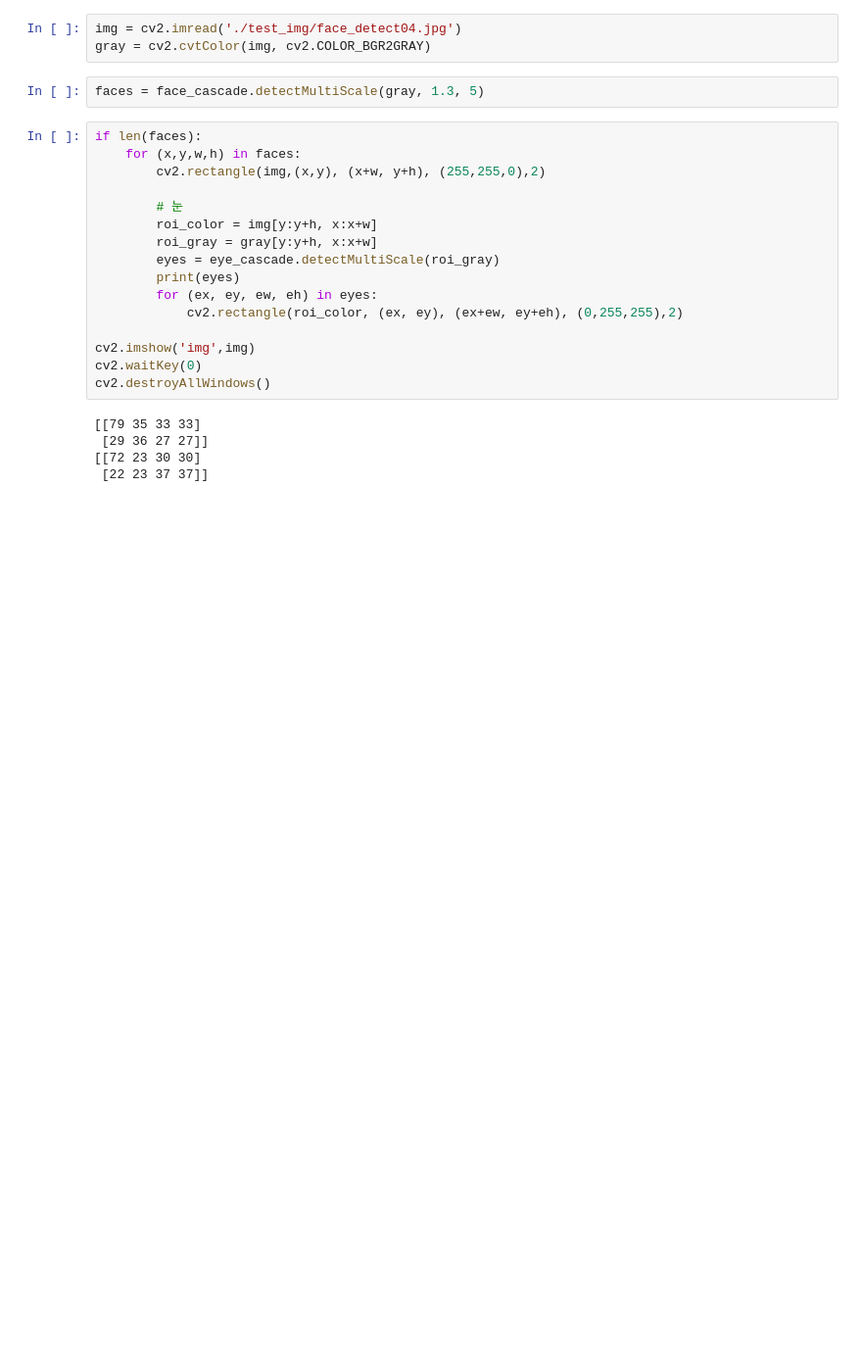
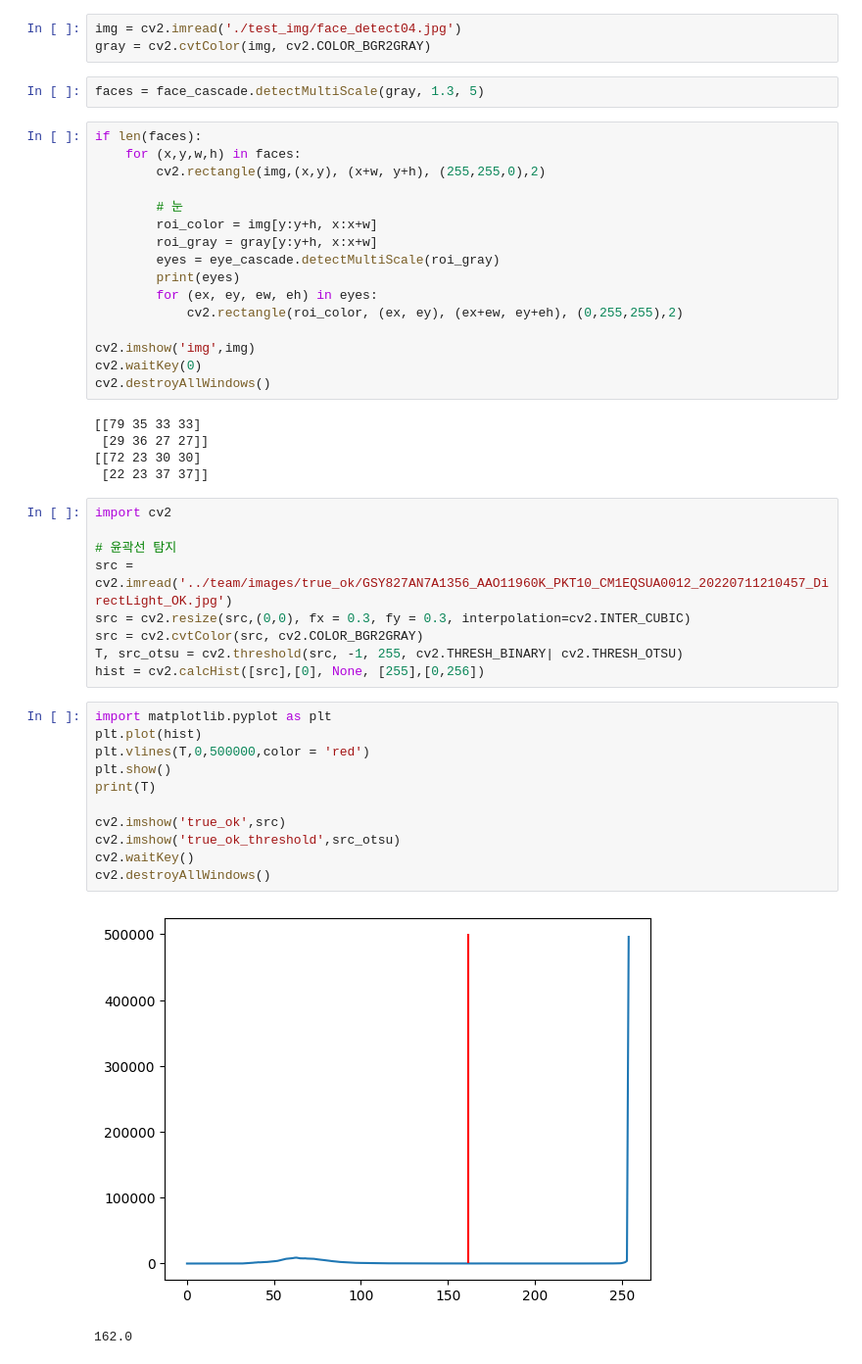
Before and after one commit to knudatascientists/lg-innotek-projects, a Jupyter notebook: study/HanSu/detect.ipynb, the cells around one changed output. Shown at 98% size. Saved outputs shown, nothing was run; the diff lists cells and outputs as text; blank space fills up the shorter version.

```diff
--- a/study/HanSu/detect.ipynb
+++ b/study/HanSu/detect.ipynb
@@ -29,3 +29,26 @@ cv2.destroyAllWindows()
  [29 36 27 27]]
 [[72 23 30 30]
  [22 23 37 37]]
+# %%
+import cv2
+
+# 윤곽선 탐지
+src = cv2.imread('../team/images/true_ok/GSY827AN7A1356_AAO11960K_PKT10_CM1EQSUA0012_20220711210457_DirectLight_OK.jpg')
+src = cv2.resize(src,(0,0), fx = 0.3, fy = 0.3, interpolation=cv2.INTER_CUBIC)
+src = cv2.cvtColor(src, cv2.COLOR_BGR2GRAY)
+T, src_otsu = cv2.threshold(src, -1, 255, cv2.THRESH_BINARY| cv2.THRESH_OTSU)
+hist = cv2.calcHist([src],[0], None, [255],[0,256])
+# %%
+import matplotlib.pyplot as plt
+plt.plot(hist)
+plt.vlines(T,0,500000,color = 'red')
+plt.show()
+print(T)
+
+cv2.imshow('true_ok',src)
+cv2.imshow('true_ok_threshold',src_otsu)
+cv2.waitKey()
+cv2.destroyAllWindows()
+# %% [output]
+[figure, added]
+162.0
```
Also changed, not shown: parts of 2 cells of this notebook, 2 other files.
